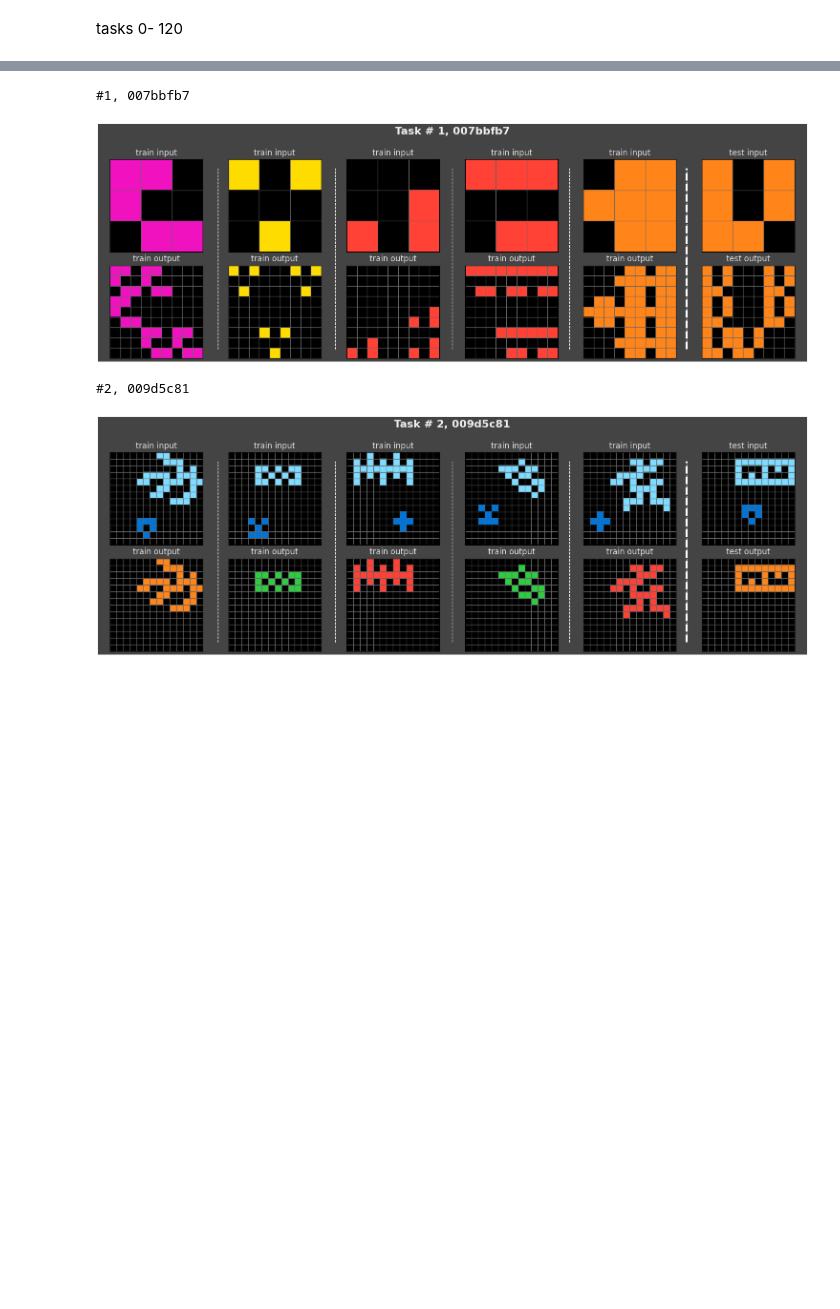
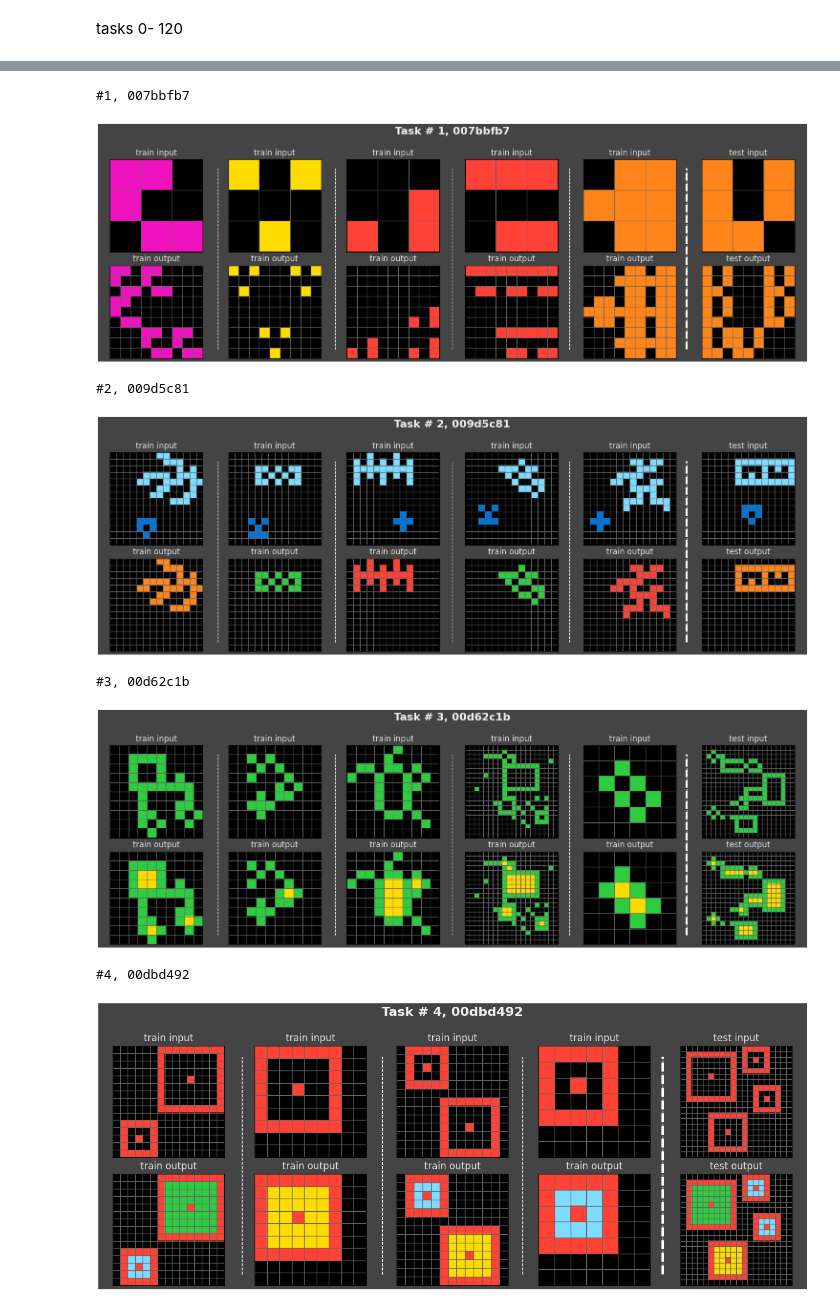
Before and after one commit to ZakAlreich/ArcPrize2025, a Jupyter notebook: ARC-AGI 2025: Visualization all 1000+120 tasks.ipynb, the cells around one changed output, grey strips where cells are left out. Saved outputs shown, nothing was run; the diff lists cells and outputs as text; code cells hidden in the pictures; blank space fills up the shorter version.

```diff
--- a/ARC-AGI 2025: Visualization all 1000+120 tasks.ipynb
+++ b/ARC-AGI 2025: Visualization all 1000+120 tasks.ipynb
@@ -247,18 +247,22 @@ for i in range(0, 3):
 # %% [markdown]
 tasks 0- 120
 # %%
-for i in range(0, 3):
+for i in range(0, 5):
    t = list(training_challenges)[i]
    task = training_challenges[t]
    task_solution = training_solutions[t]
    plot_task(task, task_solution, i , t)
 # %% [output]
 #0, 00576224
 [figure]
 #1, 007bbfb7
 [figure]
 #2, 009d5c81
 [figure]
+#3, 00d62c1b
+[figure, added]
+#4, 00dbd492
+[figure, added]
 # %%
 lisst1 = list(evaluation_challenges)
 for i in lisst1:
```
Also changed, not shown: parts of 12 cells of this notebook.
